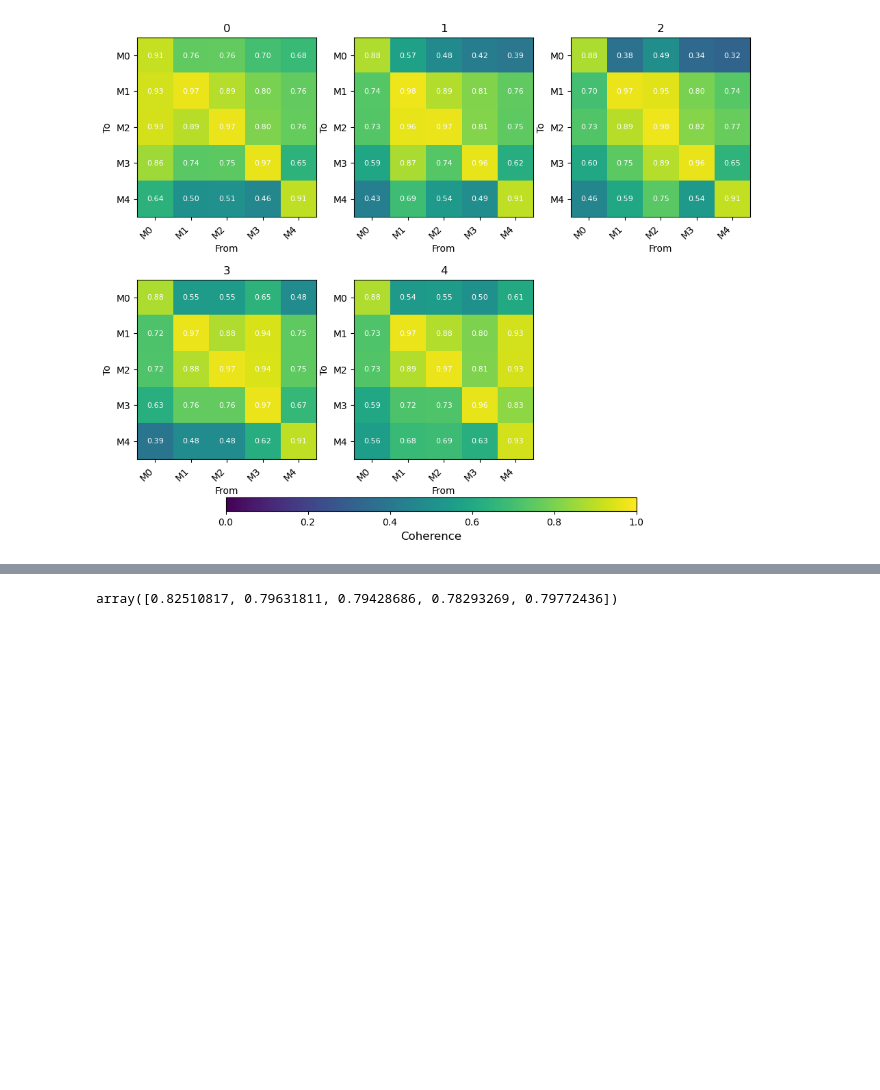
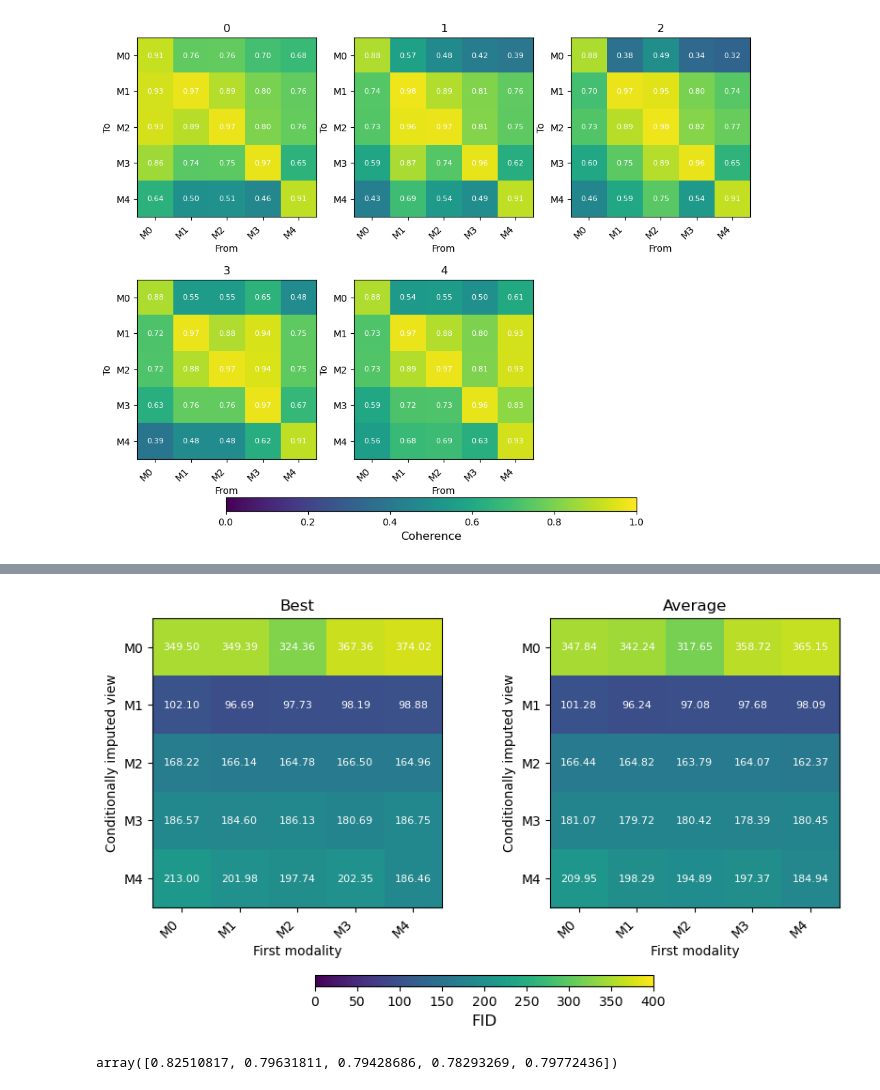
Before and after one commit to eso28599/mmvmvae, a Jupyter notebook: run_PM/process_results.ipynb, the cells around one changed output, grey strips where cells are left out. Saved outputs shown, nothing was run; the diff lists cells and outputs as text; code cells hidden in the pictures; blank space fills up the shorter version.

```diff
--- a/run_PM/process_results.ipynb
+++ b/run_PM/process_results.ipynb
@@ -873,3 +863,49 @@ produce_alpha_plots(coherence_matrices, "../results_figures/best_average_imputed
+# %%
+
+for i, view in enumerate(views):
+  cols = ["val/fid/" + col for col in indiv_results[2 * i + 1]]
+  average_name = view + "_average"
+  best_name = view + "_best"
+  model_means_jp_mod[average_name] = model_means_jp_mod[cols].mean(axis=1)
+  model_means_jp_mod[best_name] = model_means_jp_mod[cols].max(axis=1)
+
+model_means_jp_mod['average_overall'] = model_means_jp_mod[[view + "_average" for view in views]].mean(axis=1)
+model_means_jp_mod['best_overall'] = model_means_jp_mod[[view + "_best" for view in views]].mean(axis=1)
+model_means_jp_mod['average_fid'] = model_means_jp_mod[["val/fid/" + view + "_to_" + view + "_cov" for view in views]].mean(axis=1)
+
+cols = ([view + "_average" for view in views])
+cols.append('average_overall')
+alpha_averages = model_means_jp_mod[cols]
+# best
+cols = ([view + "_best" for view in views])
+cols.append('best_overall')
+alpha_best = model_means_jp_mod[cols]
+# view-to-view
+cols = (["val/fid/" + view + "_to_" + view + "_cov" for view in views])
+cols.append('average_fid')
+view_to_view_averages = model_means_jp_mod[cols]
+
+best_imputed_coherence = np.zeros((5, 5))
+average_imputed_coherence = np.zeros((5, 5))
+for i, view_a in enumerate(views):
+  for j, view_b in enumerate(views):
+    # if view_a != view_b:
+      best_imputed_coherence[j, i] = model_means_jp_mod[view_b + "_best"].iloc[i]
+      average_imputed_coherence[j, i] = model_means_jp_mod[view_b + "_average"].iloc[i]
+# %%
+# convert these matrices to be used in the alpha plots function
+view_labels = [f"M{i}" for i in range(5)]
+best_imputed_coherence_df = pd.DataFrame(best_imputed_coherence, index=view_labels, columns=view_labels)
+average_imputed_coherence_df = pd.DataFrame(average_imputed_coherence, index=view_labels, columns=view_labels)
+coherence_matrices = {
+    "Best": best_imputed_coherence_df,
+    "Average": average_imputed_coherence_df,
+
+}
+produce_alpha_plots(coherence_matrices,
+                    "../results_figures/best_average_imputed_fid.png", n_rows=1, n_cols=2, v_max=400, overall_title="FID")
+# %% [output]
+[figure, added]
 # %%
 best_imputed_coherence.mean(axis=0)
 # %% [output]
```
Also changed, not shown: parts of 34 cells of this notebook, 35 other files.
